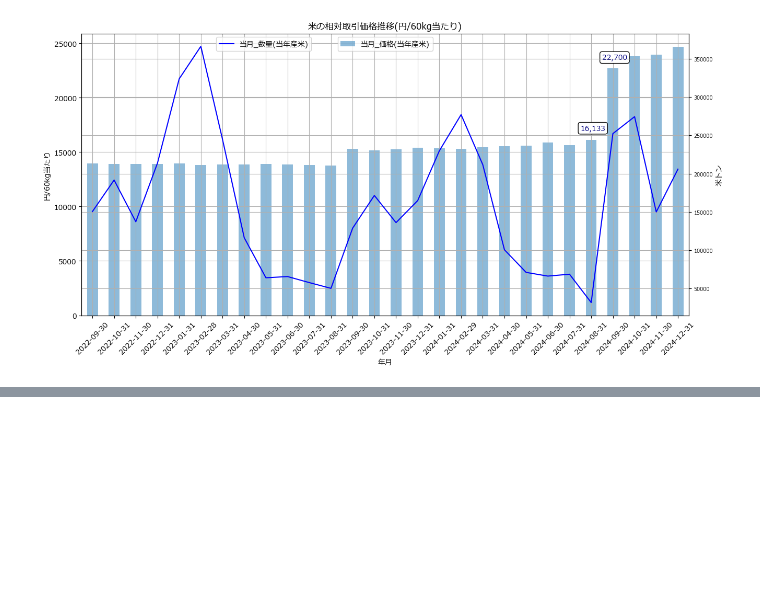
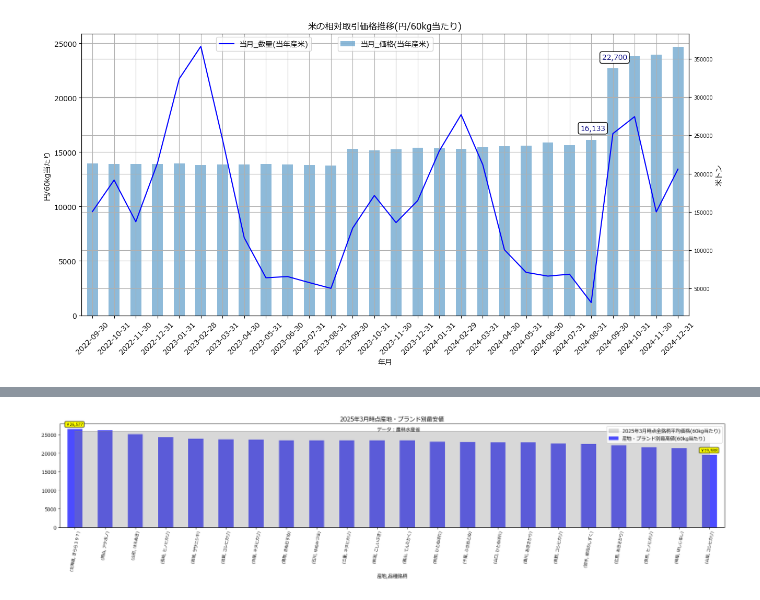
Before and after one commit to Pipikopimame/orbe_public2, a Jupyter notebook: 米_相対取引価格推移.ipynb, the cells around one changed output, grey strips where cells are left out. Saved outputs shown, nothing was run; the diff lists cells and outputs as text; code cells hidden in the pictures; blank space fills up the shorter version.

```diff
--- a/米_相対取引価格推移.ipynb
+++ b/米_相対取引価格推移.ipynb
@@ -117,0 +451,16 @@ df3
+# %%
+fig,ax= plt.subplots(1,1,figsize=(20,5))
+ax.set_title('2025年3月時点産地・ブランド別最安値',fontsize=12)
+orig5.iloc[0:,0].plot(kind='bar',ax=ax,color='blue',legend=True,alpha=0.7)
+#orig2.iloc[0:,1].plot(kind='line',ax=ax,color='red',linestyle='--',linewidth=2,legend=True)
+orig5.iloc[0:,1].plot(kind='area',ax=ax,color='grey',alpha=0.3,legend=True)
+ax.legend(loc='upper right')
+ax.annotate('￥26,577',xy=(0,26577),xytext=(-0.3,27500),color='black',size=8,bbox=dict(boxstyle='round',fc='yellow'))
+ax.annotate('データ：農林水産省',xy=(10,26000),color='black',size=10)
+ax.annotate('￥19,588',xy=(20.7,20500),color='black',size=8,bbox=dict(boxstyle='round',fc='yellow'))
+plt.xticks(rotation=80,size=8)
+plt.tight_layout()
+#plt.savefig('rice_price2png')
+plt.show()
+# %% [output]
+[figure, added]
```
Also changed, not shown: parts of 9 cells of this notebook.
